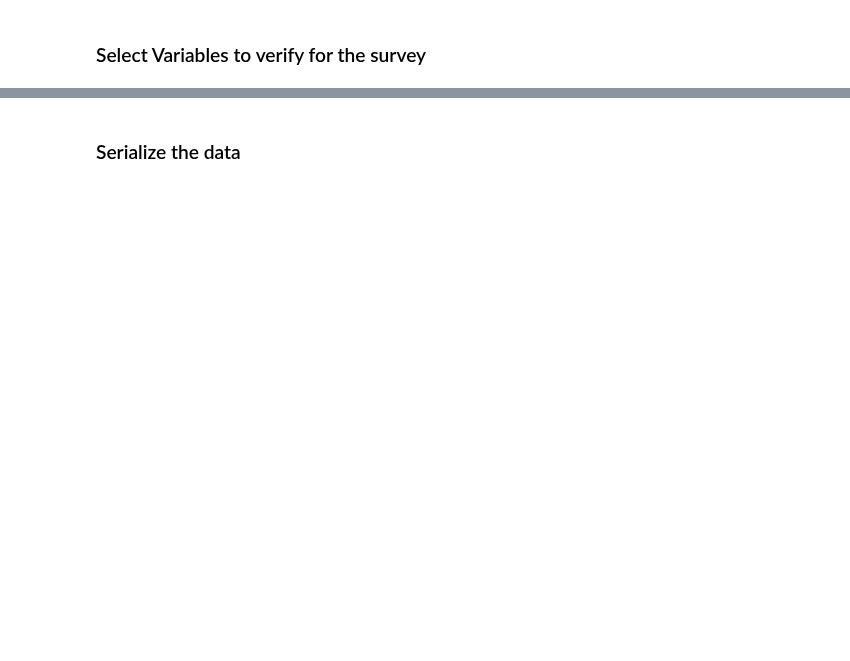
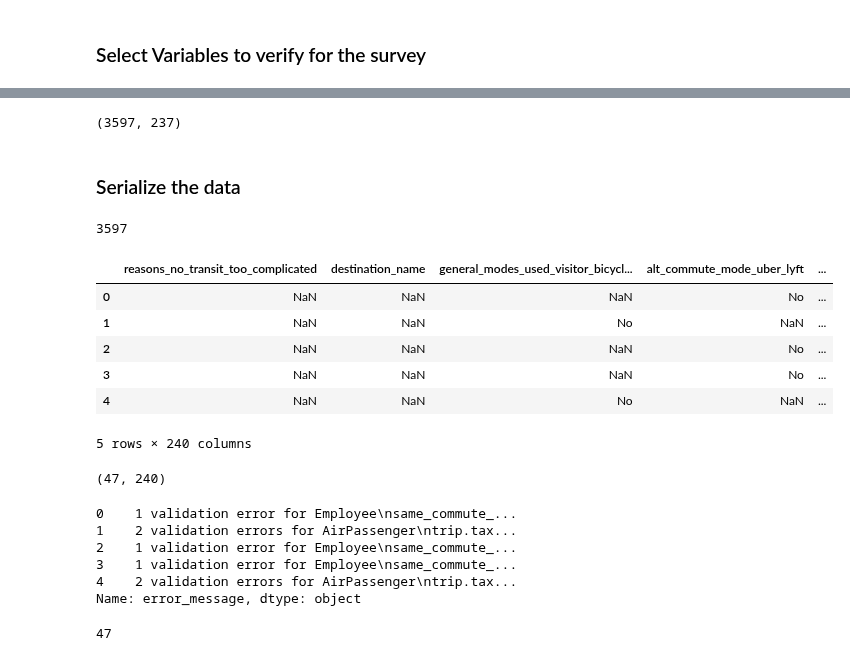
Before and after one commit to wsp-sag/Survey_Airport, a Jupyter notebook: notebooks/data-model-development-helper.ipynb, the cells around one changed output, grey strips where cells are left out. Cells and saved outputs as stored; diff of their text form; code cells hidden in the pictures; blank space fills up the shorter version.

```diff
--- a/notebooks/data-model-development-helper.ipynb
+++ b/notebooks/data-model-development-helper.ipynb
@@ -64,5 +131,68 @@ working_df.head()
+# %%
+working_df.shape
+# %% [output]
+(3597, 237)
 # %% [markdown]
 ### Serialize the data
 # %%
 trips_df = working_df[trip_variables].copy()
-persons_df = working_df[employee_variables + respondent_variables + air_passenger_variables].copy()
+persons_df = working_df[list[set(employee_variables + respondent_variables + air_passenger_variables)]].copy()
+# %%
+# combined
+respondent_list = add_list_objects(
+        trips_df.to_dict(orient="records"),  #child list
+        "respondentid", # child key
+        persons_df.to_dict(orient="records"), # parent list
+        "respondentid", # parent key
+        "trip", # parent var
+    )
+# %%
+len(respondent_list)
+# %% [output]
+3597
+# %%
+employee_list = []
+air_passenger_list = []
+other_list = []
+failed_records = []
+
+for respondent in respondent_list:
+    market_segment = respondent["marketsegment"]
+    try:
+        if market_segment == 2: #e.Type.EMPLOYEE:
+            ev = Employee(** respondent)
+            employee_list.append(ev)
+        elif market_segment == 1: #e.Type.PASSENGER:
+             av = AirPassenger(** respondent)
+             air_passenger_list.append(av)
+        else:
+            rv = Respondent(** respondent)
+            other_list.append(rv)
+    except ValidationError as err:
+            respondent['error_flag'] = 'failed'
+            respondent['error_message'] = str(err)
+            failed_records.append(respondent)
+
+failed_df = pd.DataFrame(failed_records)
+failed_df.head()
+# %% [output]
+|  | reasons_no_transit_too_complicated | destination_name | general_modes_used_visitor_bicycl... | alt_commute_mode_uber_lyft | ... |
+| 0 | NaN | NaN | NaN | No | ... |
+| 1 | NaN | NaN | No | NaN | ... |
+| 2 | NaN | NaN | NaN | No | ... |
+| 3 | NaN | NaN | NaN | No | ... |
+| 4 | NaN | NaN | No | NaN | ... |
+5 rows × 240 columns
+# %%
+failed_df.shape
+# %% [output]
+(47, 240)
+# %%
+failed_df['error_message'].head()
+# %% [output]
+0    1 validation error for Employee\nsame_commute_...
+1    2 validation errors for AirPassenger\ntrip.tax...
+2    1 validation error for Employee\nsame_commute_...
+3    1 validation error for Employee\nsame_commute_...
+4    2 validation errors for AirPassenger\ntrip.tax...
+Name: error_message, dtype: object
@@ -68,0 +201,4 @@ persons_df = working_df[employee_variables + respondent_variables + air_passenge
+# %%
+len(failed_df)
+# %% [output]
+47
```
Also changed, not shown: parts of 10 cells of this notebook, 17 other files.
